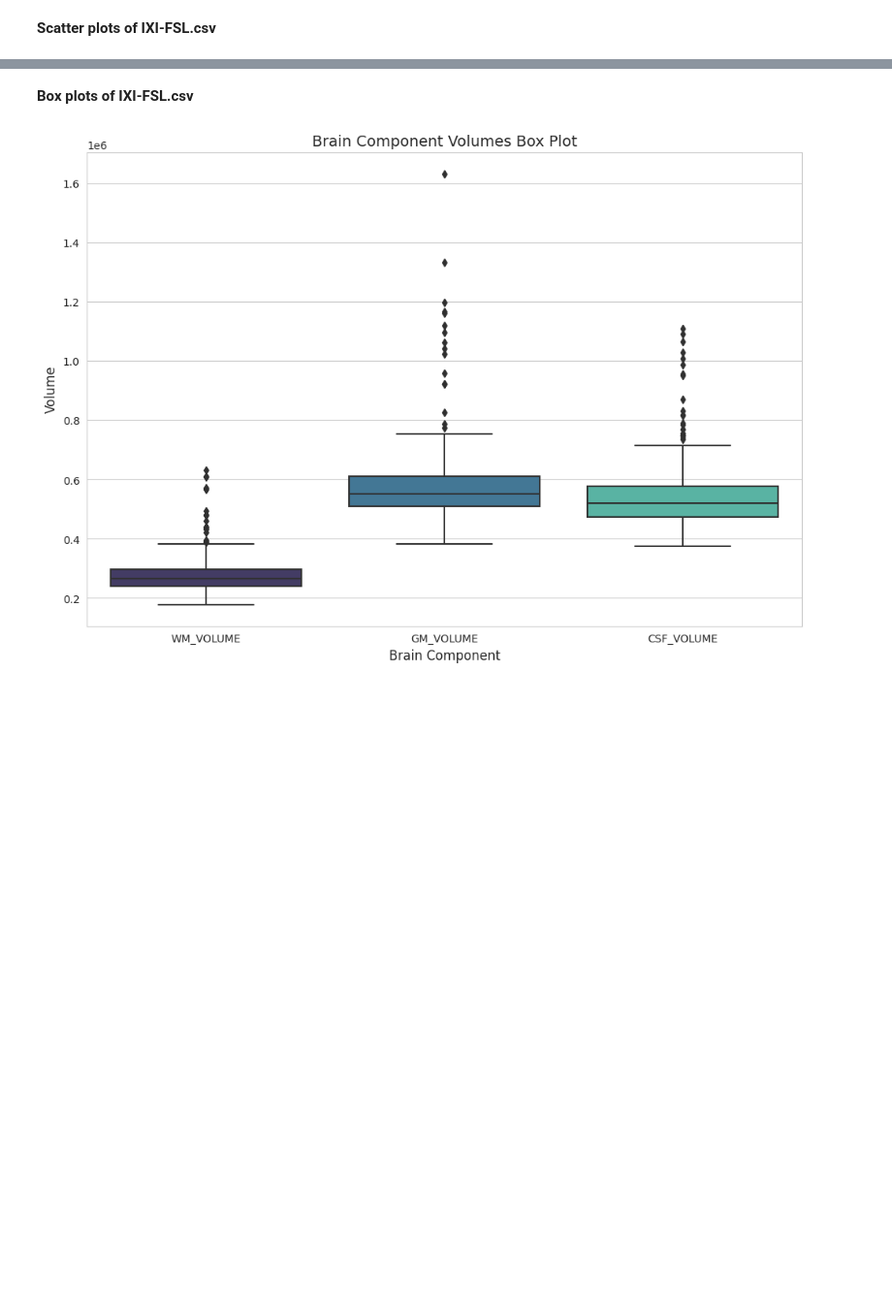
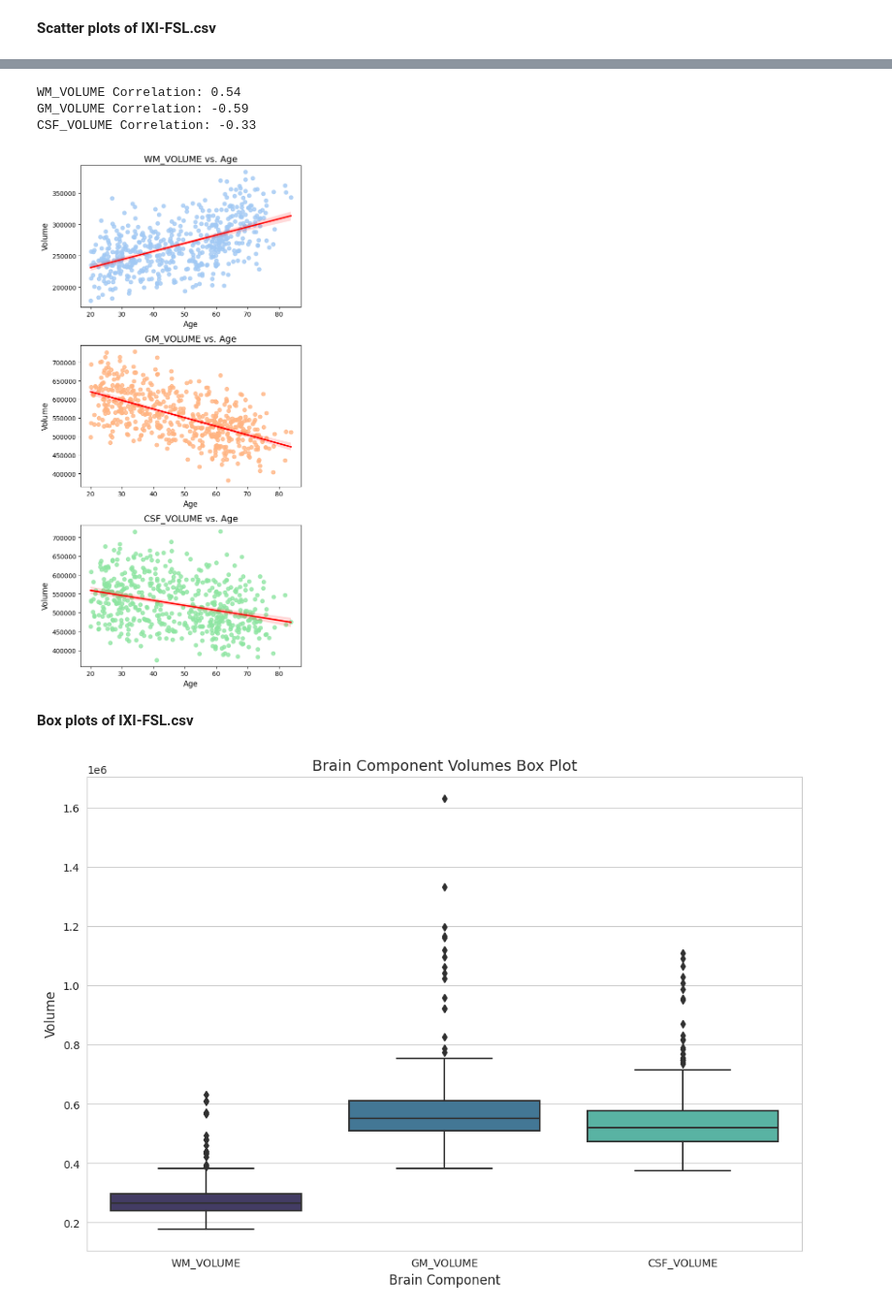
Before and after one commit to jessexmaki/CAP4770-Final-Project, a Jupyter notebook: IXI/Final.ipynb, the cells around one changed output, grey strips where cells are left out. Shown at 97% size. Saved outputs shown, nothing was run; the diff lists cells and outputs as text; code cells hidden in the pictures; blank space fills up the shorter version.

```diff
--- a/IXI/Final.ipynb
+++ b/IXI/Final.ipynb
@@ -415,3 +234,54 @@ CSF Correlation: -0.10
+# %%
+import pandas as pd
+import matplotlib.pyplot as plt
+import seaborn as sns
+
+# Load data
+brain_vol_df = pd.read_csv('IXI-FSL.csv')
+
+# Function to remove outliers using IQR method
+def remove_outliers(df, column):
+    Q1 = df[column].quantile(0.25)
+    Q3 = df[column].quantile(0.75)
+    IQR = Q3 - Q1
+    lower_bound = Q1 - 1.5 * IQR
+    upper_bound = Q3 + 1.5 * IQR
+    return df[(df[column] >= lower_bound) & (df[column] <= upper_bound)]
+
+# Define the brain components to analyze
+brain_components = ['WM_VOLUME', 'GM_VOLUME', 'CSF_VOLUME']
+
+# Remove outliers for each brain component
+for comp in brain_components:
+    brain_vol_df = remove_outliers(brain_vol_df, comp)
+
+# Define color palette
+colors = sns.color_palette('pastel', 3)
+
+# Create figure
+fig, axs = plt.subplots(3, 1, figsize=(6, 12))
+
+for i, comp in enumerate(brain_components):
+    # Plot with regression line
+    sns.regplot(data=brain_vol_df, x='AGE', y=comp, scatter_kws={'color': colors[i]}, line_kws={'color': 'red'}, ax=axs[i])
+
+    # Axis labels and title
+    axs[i].set_xlabel('Age', fontsize=12)
+    axs[i].set_ylabel('Volume', fontsize=12)
+    axs[i].set_title(f'{comp} vs. Age', fontsize=14)
+
+    # Calculate and print correlation
+    corr = brain_vol_df['AGE'].corr(brain_vol_df[comp])
+    print(f'{comp} Correlation: {corr:.2f}')
+
+# Adjust layout for better visualization
+plt.tight_layout()
+plt.show()
+# %% [output]
+WM_VOLUME Correlation: 0.54
+GM_VOLUME Correlation: -0.59
+CSF_VOLUME Correlation: -0.33
+[figure, added]
 # %% [markdown]
 **Box plots of IXI-FSL.csv**
 # %%
```
Also changed, not shown: parts of 52 cells of this notebook.
